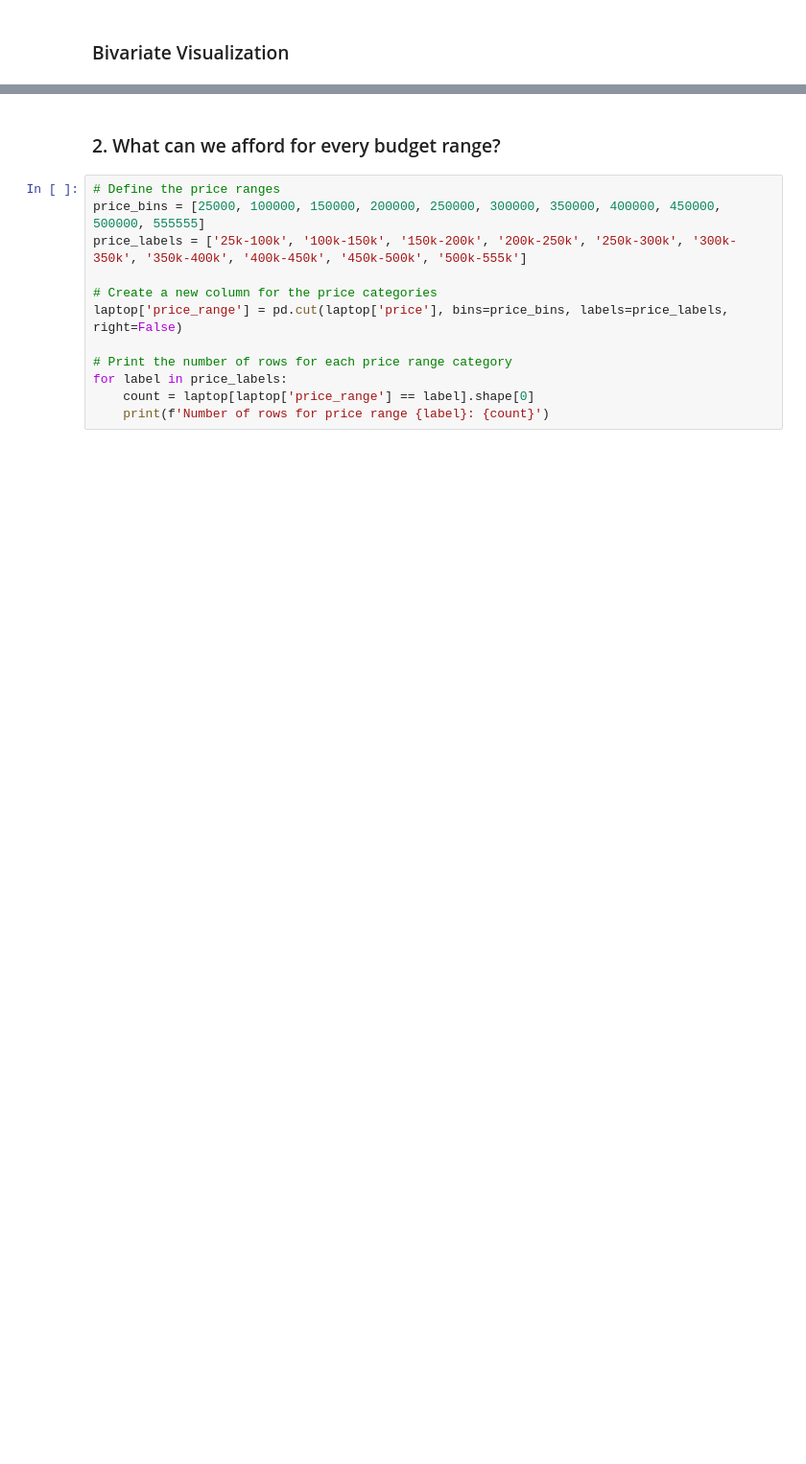
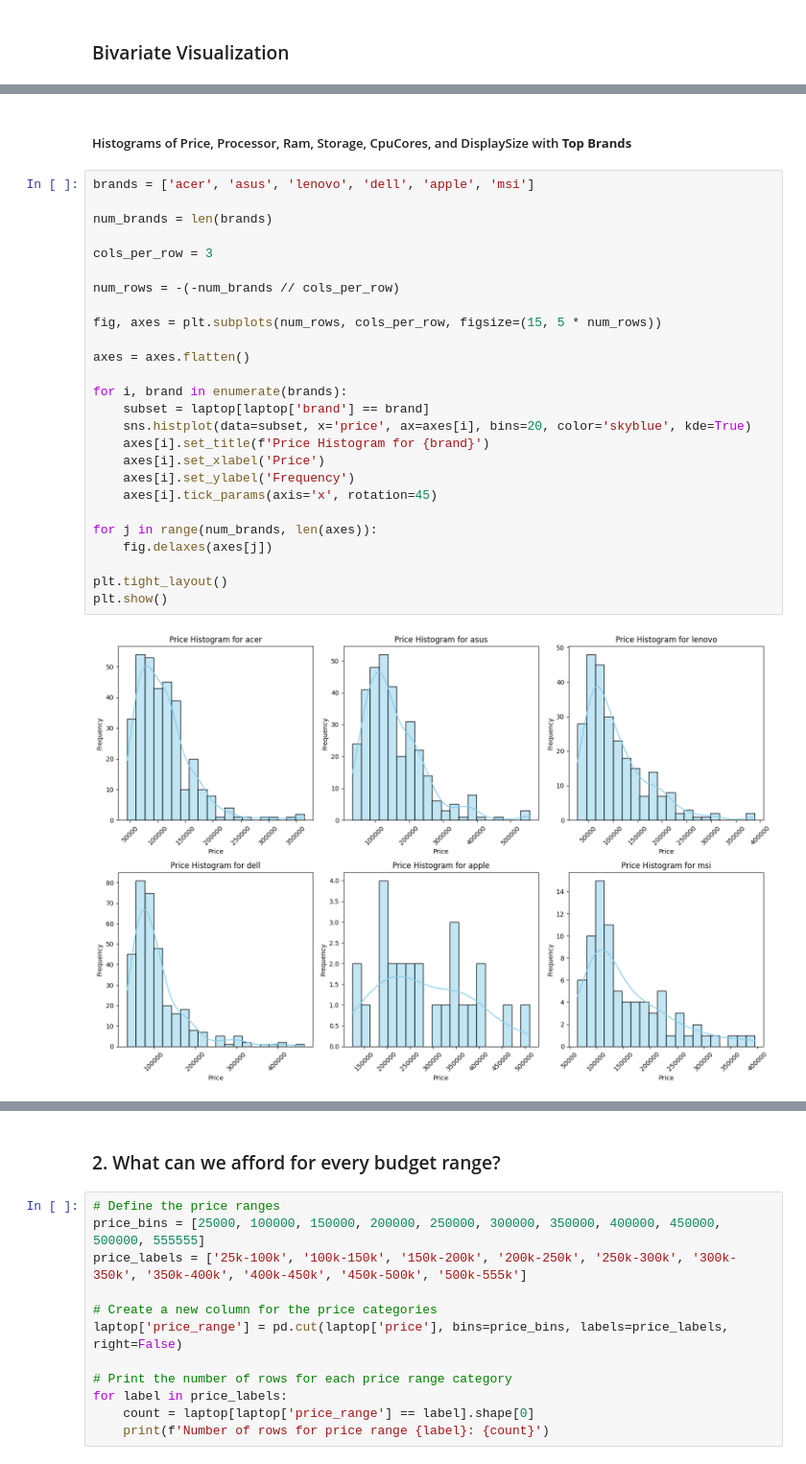
Before and after one commit to xrhahelry/DS-MiniProject, a Jupyter notebook: analysis_Yajjyu.ipynb, the cells around one changed output, grey strips where cells are left out. Shown at 96% size. Cells and saved outputs as stored; diff of their text form; blank space fills up the shorter version.

```diff
--- a/analysis_Yajjyu.ipynb
+++ b/analysis_Yajjyu.ipynb
@@ -285,0 +159,30 @@ Passing `palette` without assigning `hue` is deprecated and will be removed in v
+# %% [markdown]
+##### Histograms of Price, Processor, Ram, Storage, CpuCores, and DisplaySize with **Top Brands**
+# %%
+brands = ['acer', 'asus', 'lenovo', 'dell', 'apple', 'msi']
+
+num_brands = len(brands)
+
+cols_per_row = 3
+
+num_rows = -(-num_brands // cols_per_row)
+
+fig, axes = plt.subplots(num_rows, cols_per_row, figsize=(15, 5 * num_rows))
+
+axes = axes.flatten()
+
+for i, brand in enumerate(brands):
+    subset = laptop[laptop['brand'] == brand]
+    sns.histplot(data=subset, x='price', ax=axes[i], bins=20, color='skyblue', kde=True)
+    axes[i].set_title(f'Price Histogram for {brand}')
+    axes[i].set_xlabel('Price')
+    axes[i].set_ylabel('Frequency')
+    axes[i].tick_params(axis='x', rotation=45)
+
+for j in range(num_brands, len(axes)):
+    fig.delaxes(axes[j])
+
+plt.tight_layout()
+plt.show()
+# %% [output]
+[figure, added]
```
Also changed, not shown: parts of 36 cells of this notebook.
